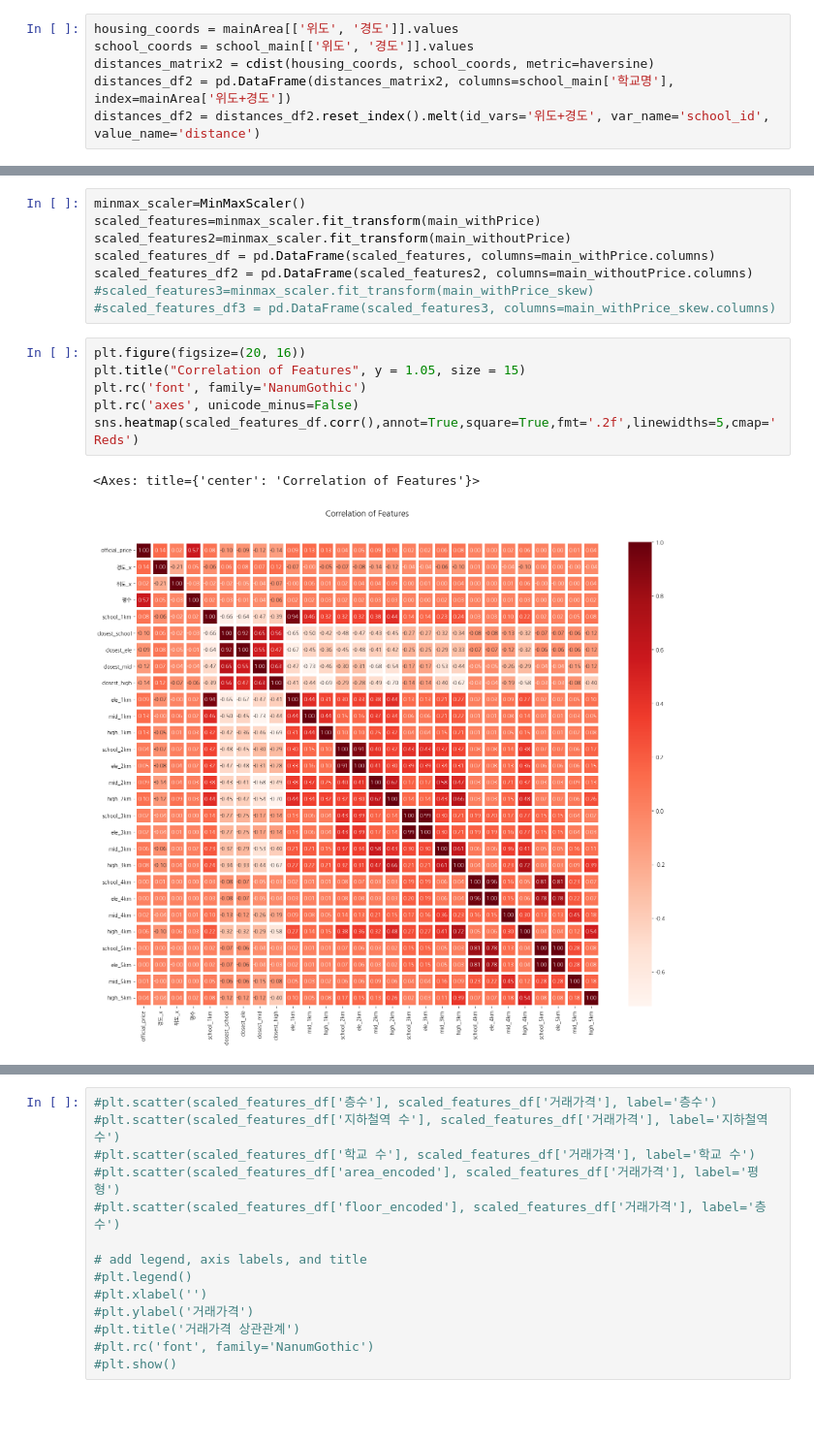
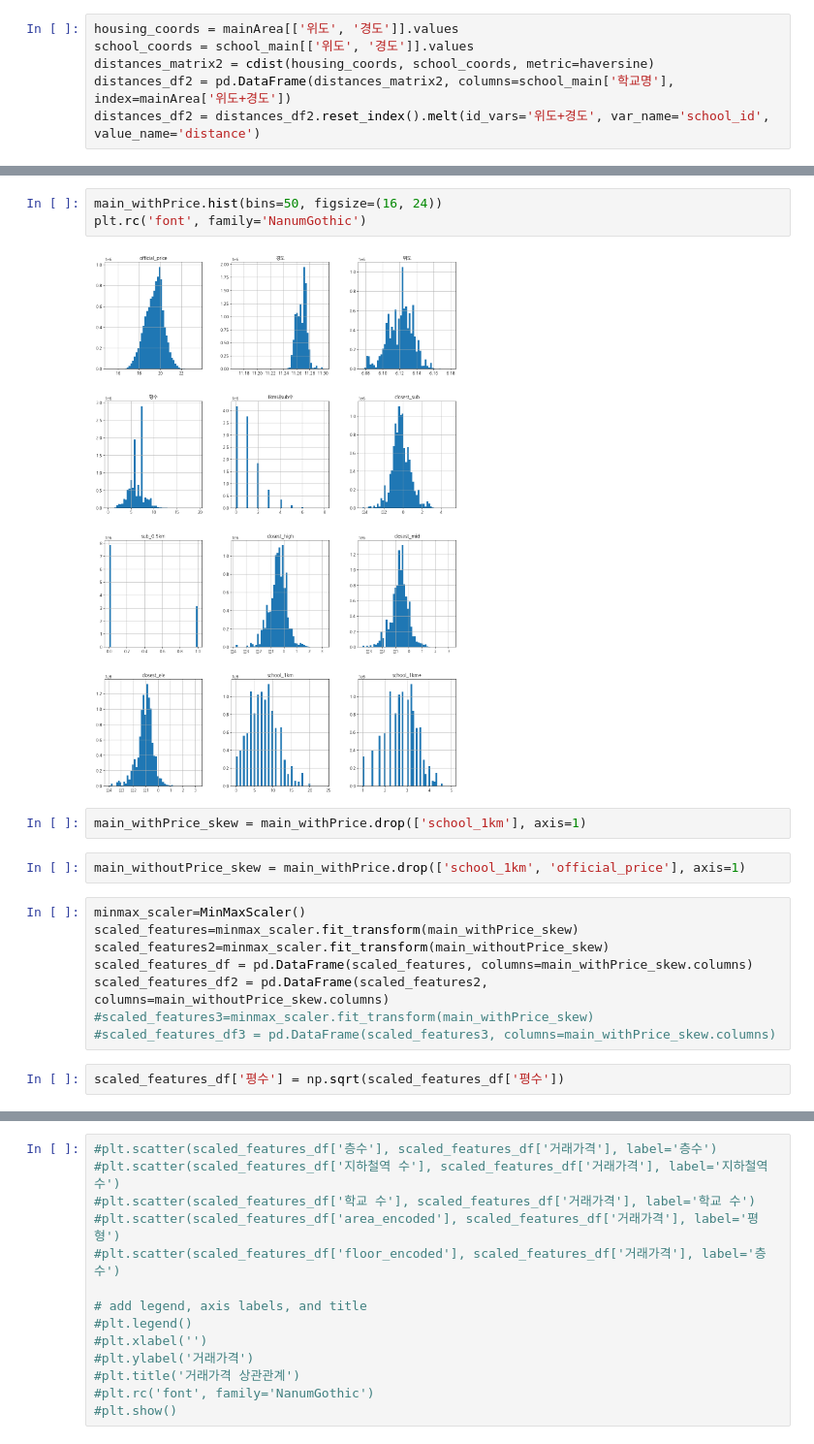
Before and after one commit to jiboo01/Real-Estate-Data-Analysis, a Jupyter notebook: 수도권_동별 Clustering 공시지가 copy.ipynb, the cells around one changed output, grey strips where cells are left out. Shown at 97% size. Cells and saved outputs as stored; diff of their text form; blank space fills up the shorter version.

```diff
--- a/수도권_동별 Clustering 공시지가 copy.ipynb
+++ b/수도권_동별 Clustering 공시지가 copy.ipynb
@@ -618,20 +711,22 @@ main_withoutPrice
+# %%
+main_withPrice.hist(bins=50, figsize=(16, 24))
+plt.rc('font', family='NanumGothic')
+# %% [output]
+[figure, added]
+# %%
+main_withPrice_skew = main_withPrice.drop(['school_1km'], axis=1)
+# %%
+main_withoutPrice_skew = main_withPrice.drop(['school_1km', 'official_price'], axis=1)
 # %%
 minmax_scaler=MinMaxScaler()
-scaled_features=minmax_scaler.fit_transform(main_withPrice)
-scaled_features2=minmax_scaler.fit_transform(main_withoutPrice)
-scaled_features_df = pd.DataFrame(scaled_features, columns=main_withPrice.columns)
-scaled_features_df2 = pd.DataFrame(scaled_features2, columns=main_withoutPrice.columns)
+scaled_features=minmax_scaler.fit_transform(main_withPrice_skew)
+scaled_features2=minmax_scaler.fit_transform(main_withoutPrice_skew)
+scaled_features_df = pd.DataFrame(scaled_features, columns=main_withPrice_skew.columns)
+scaled_features_df2 = pd.DataFrame(scaled_features2, columns=main_withoutPrice_skew.columns)
 #scaled_features3=minmax_scaler.fit_transform(main_withPrice_skew)
 #scaled_features_df3 = pd.DataFrame(scaled_features3, columns=main_withPrice_skew.columns)
-# %%
-plt.figure(figsize=(20, 16))
-plt.title("Correlation of Features", y = 1.05, size = 15)
-plt.rc('font', family='NanumGothic')
-plt.rc('axes', unicode_minus=False)
-sns.heatmap(scaled_features_df.corr(),annot=True,square=True,fmt='.2f',linewidths=5,cmap='Reds')
-# %% [output]
-<Axes: title={'center': 'Correlation of Features'}>
-[figure, removed]
+# %%
+scaled_features_df['평수'] = np.sqrt(scaled_features_df['평수'])
 # %%
 scaled_features_df.hist(bins=50, figsize=(16, 24))
 plt.rc('font', family='NanumGothic')
```
Also changed, not shown: parts of 89 cells of this notebook.
